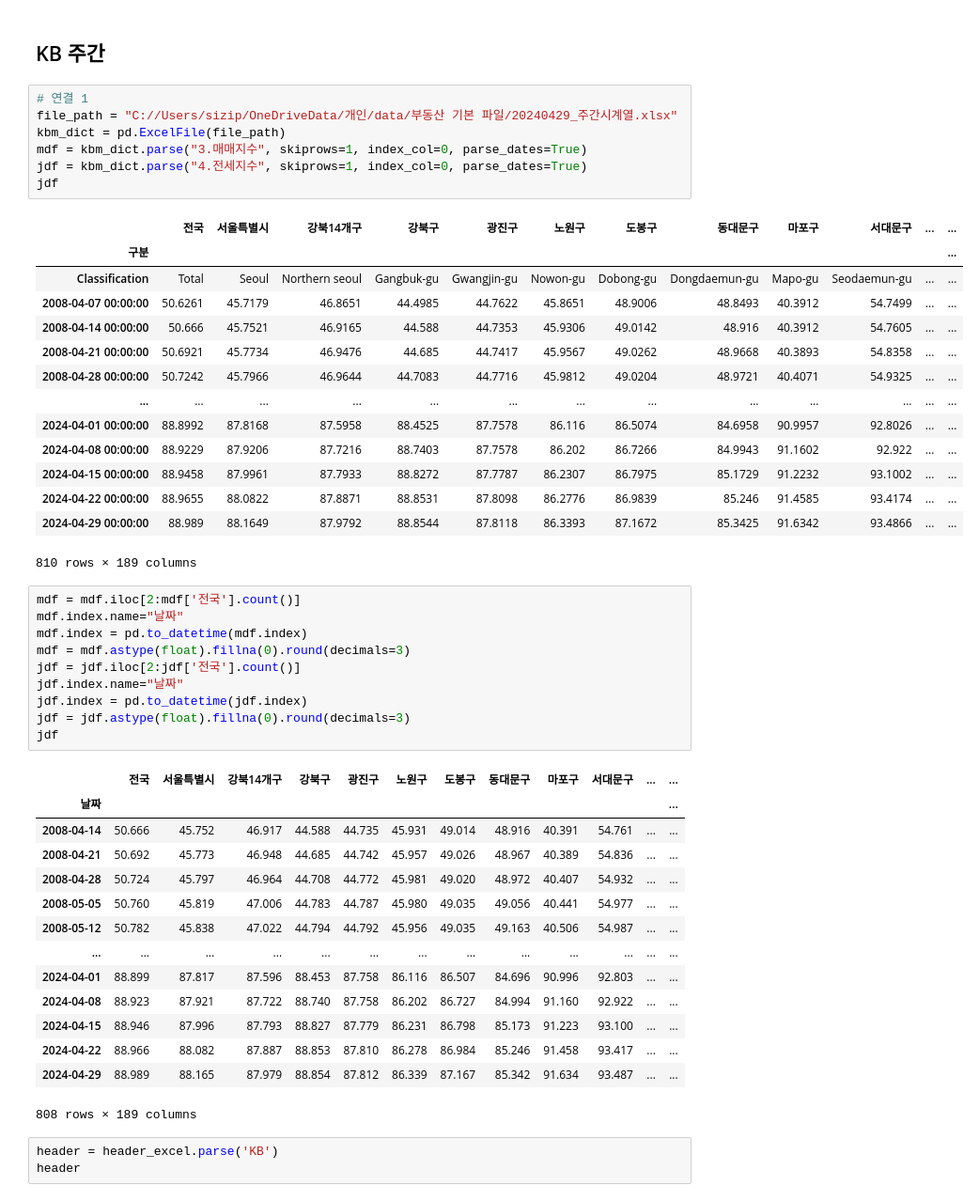
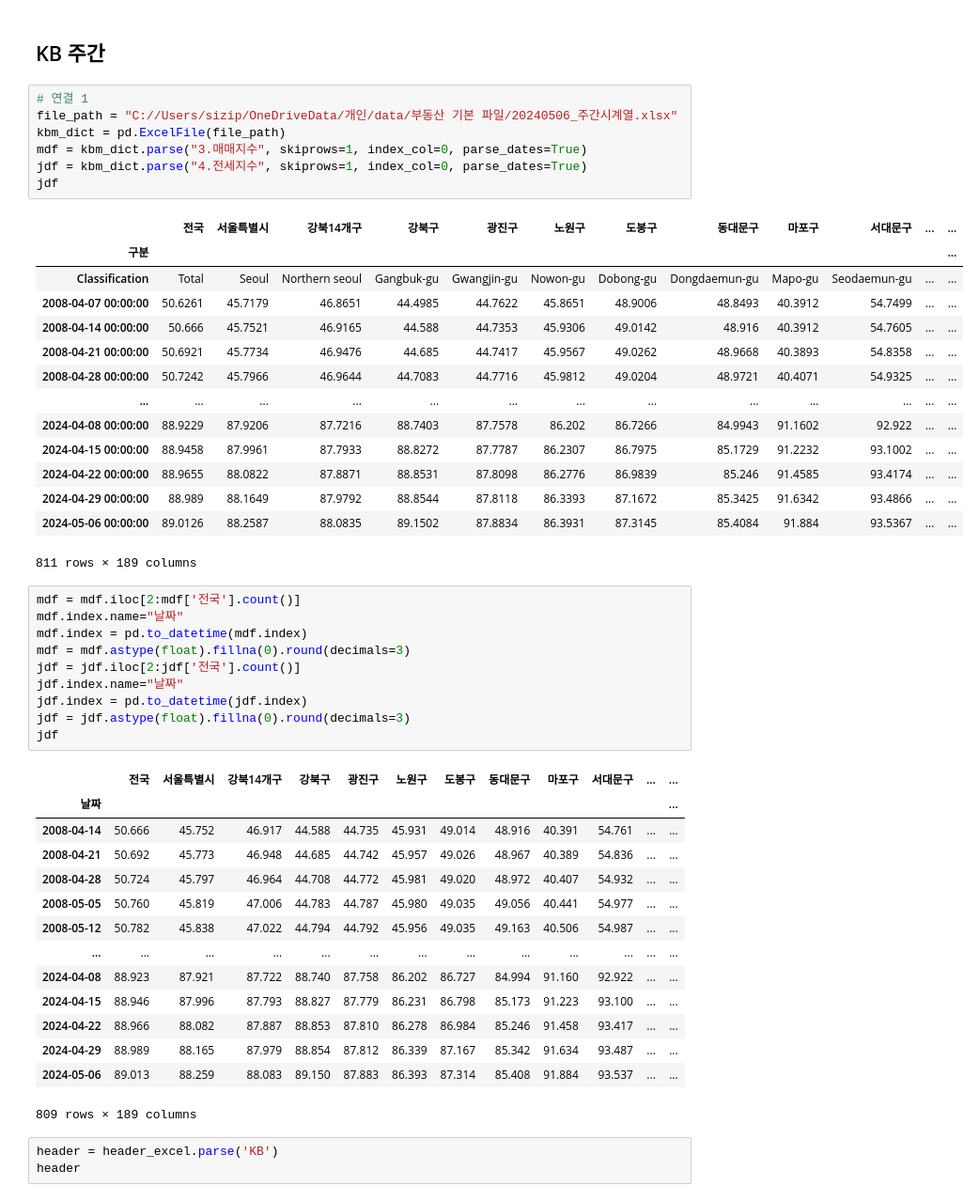
Before and after one commit to sizipusx/fundamental, a Jupyter notebook: jupyterlab/주간 부동산 업데이트.ipynb, the cells around one changed output. Shown at 94% size. Saved outputs shown, nothing was run; the diff lists cells and outputs as text.

```diff
--- a/jupyterlab/주간 부동산 업데이트.ipynb
+++ b/jupyterlab/주간 부동산 업데이트.ipynb
@@ -14,26 +14,26 @@ conn = sqlite3.connect('C://Users/sizip/fundamental/files/weekly_house.db')
 ## KB 주간
 # %%
 # 연결 1
-file_path = "C://Users/sizip/OneDriveData/개인/data/부동산 기본 파일/20240429_주간시계열.xlsx"
+file_path = "C://Users/sizip/OneDriveData/개인/data/부동산 기본 파일/20240506_주간시계열.xlsx"
 kbm_dict = pd.ExcelFile(file_path)
 mdf = kbm_dict.parse("3.매매지수", skiprows=1, index_col=0, parse_dates=True)
 jdf = kbm_dict.parse("4.전세지수", skiprows=1, index_col=0, parse_dates=True)
 jdf
 # %% [output]
 |  | 전국 | 서울특별시 | 강북14개구 | 강북구 | 광진구 | 노원구 | 도봉구 | 동대문구 | 마포구 | 서대문구 | ... | ... |
 | 구분 |  |  |  |  |  |  |  |  |  |  |  | ... |
 | Classification | Total | Seoul | Northern seoul | Gangbuk-gu | Gwangjin-gu | Nowon-gu | Dobong-gu | Dongdaemun-gu | Mapo-gu | Seodaemun-gu | ... | ... |
 | 2008-04-07 00:00:00 | 50.6261 | 45.7179 | 46.8651 | 44.4985 | 44.7622 | 45.8651 | 48.9006 | 48.8493 | 40.3912 | 54.7499 | ... | ... |
 | 2008-04-14 00:00:00 | 50.666 | 45.7521 | 46.9165 | 44.588 | 44.7353 | 45.9306 | 49.0142 | 48.916 | 40.3912 | 54.7605 | ... | ... |
 | 2008-04-21 00:00:00 | 50.6921 | 45.7734 | 46.9476 | 44.685 | 44.7417 | 45.9567 | 49.0262 | 48.9668 | 40.3893 | 54.8358 | ... | ... |
 | 2008-04-28 00:00:00 | 50.7242 | 45.7966 | 46.9644 | 44.7083 | 44.7716 | 45.9812 | 49.0204 | 48.9721 | 40.4071 | 54.9325 | ... | ... |
 | ... | ... | ... | ... | ... | ... | ... | ... | ... | ... | ... | ... | ... |
-| 2024-04-01 00:00:00 | 88.8992 | 87.8168 | 87.5958 | 88.4525 | 87.7578 | 86.116 | 86.5074 | 84.6958 | 90.9957 | 92.8026 | ... | ... |
 | 2024-04-08 00:00:00 | 88.9229 | 87.9206 | 87.7216 | 88.7403 | 87.7578 | 86.202 | 86.7266 | 84.9943 | 91.1602 | 92.922 | ... | ... |
 | 2024-04-15 00:00:00 | 88.9458 | 87.9961 | 87.7933 | 88.8272 | 87.7787 | 86.2307 | 86.7975 | 85.1729 | 91.2232 | 93.1002 | ... | ... |
 | 2024-04-22 00:00:00 | 88.9655 | 88.0822 | 87.8871 | 88.8531 | 87.8098 | 86.2776 | 86.9839 | 85.246 | 91.4585 | 93.4174 | ... | ... |
 | 2024-04-29 00:00:00 | 88.989 | 88.1649 | 87.9792 | 88.8544 | 87.8118 | 86.3393 | 87.1672 | 85.3425 | 91.6342 | 93.4866 | ... | ... |
+| 2024-05-06 00:00:00 | 89.0126 | 88.2587 | 88.0835 | 89.1502 | 87.8834 | 86.3931 | 87.3145 | 85.4084 | 91.884 | 93.5367 | ... | ... |
-810 rows × 189 columns
+811 rows × 189 columns
 # %%
 mdf = mdf.iloc[2:mdf['전국'].count()]
 mdf.index.name="날짜"
@@ -53,12 +53,12 @@ jdf
 | 2008-05-05 | 50.760 | 45.819 | 47.006 | 44.783 | 44.787 | 45.980 | 49.035 | 49.056 | 40.441 | 54.977 | ... | ... |
 | 2008-05-12 | 50.782 | 45.838 | 47.022 | 44.794 | 44.792 | 45.956 | 49.035 | 49.163 | 40.506 | 54.987 | ... | ... |
 | ... | ... | ... | ... | ... | ... | ... | ... | ... | ... | ... | ... | ... |
-| 2024-04-01 | 88.899 | 87.817 | 87.596 | 88.453 | 87.758 | 86.116 | 86.507 | 84.696 | 90.996 | 92.803 | ... | ... |
 | 2024-04-08 | 88.923 | 87.921 | 87.722 | 88.740 | 87.758 | 86.202 | 86.727 | 84.994 | 91.160 | 92.922 | ... | ... |
 | 2024-04-15 | 88.946 | 87.996 | 87.793 | 88.827 | 87.779 | 86.231 | 86.798 | 85.173 | 91.223 | 93.100 | ... | ... |
 | 2024-04-22 | 88.966 | 88.082 | 87.887 | 88.853 | 87.810 | 86.278 | 86.984 | 85.246 | 91.458 | 93.417 | ... | ... |
 | 2024-04-29 | 88.989 | 88.165 | 87.979 | 88.854 | 87.812 | 86.339 | 87.167 | 85.342 | 91.634 | 93.487 | ... | ... |
+| 2024-05-06 | 89.013 | 88.259 | 88.083 | 89.150 | 87.883 | 86.393 | 87.314 | 85.408 | 91.884 | 93.537 | ... | ... |
-808 rows × 189 columns
+809 rows × 189 columns
 # %%
 header = header_excel.parse('KB')
 header
```
Also changed, not shown: parts of 17 cells of this notebook, 1 other file.
